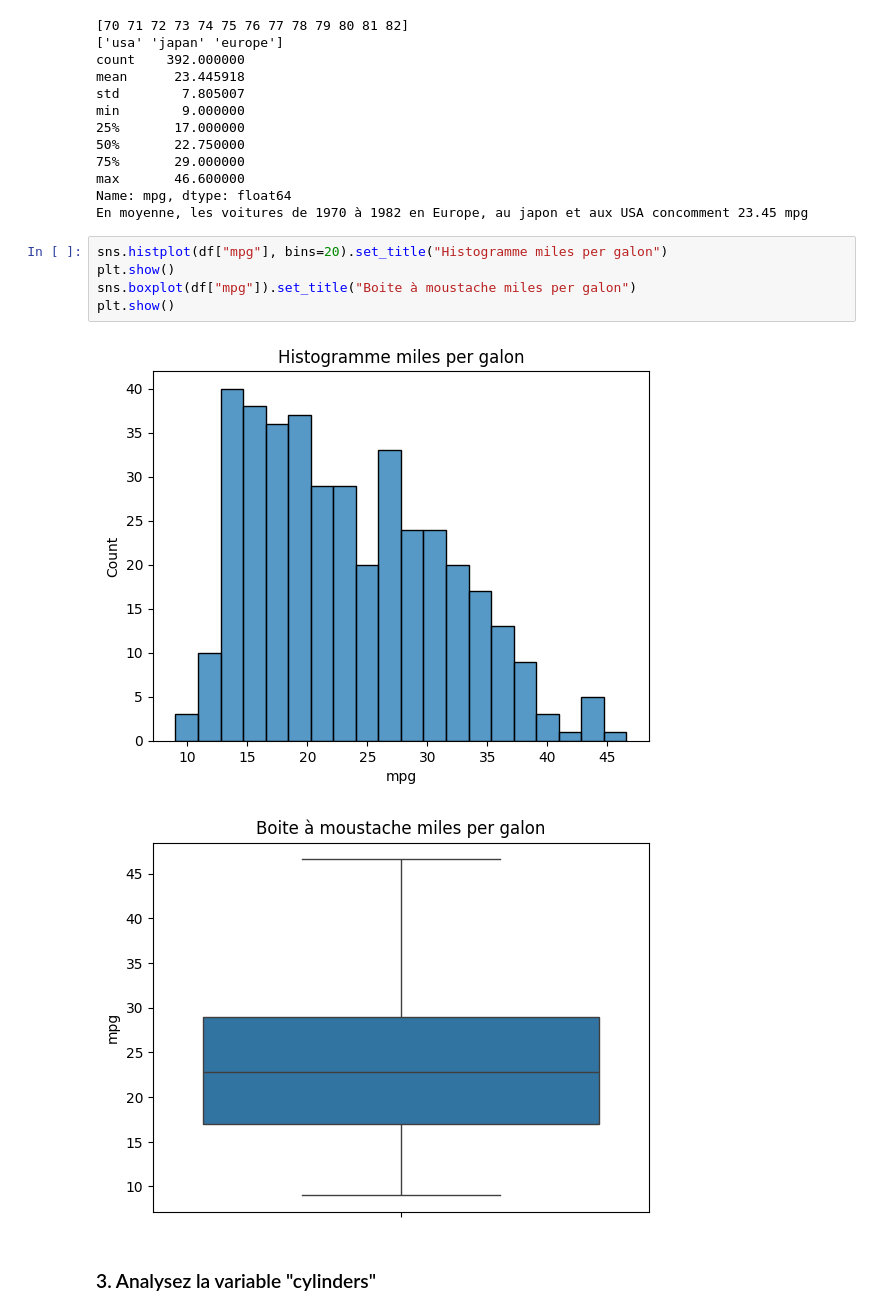
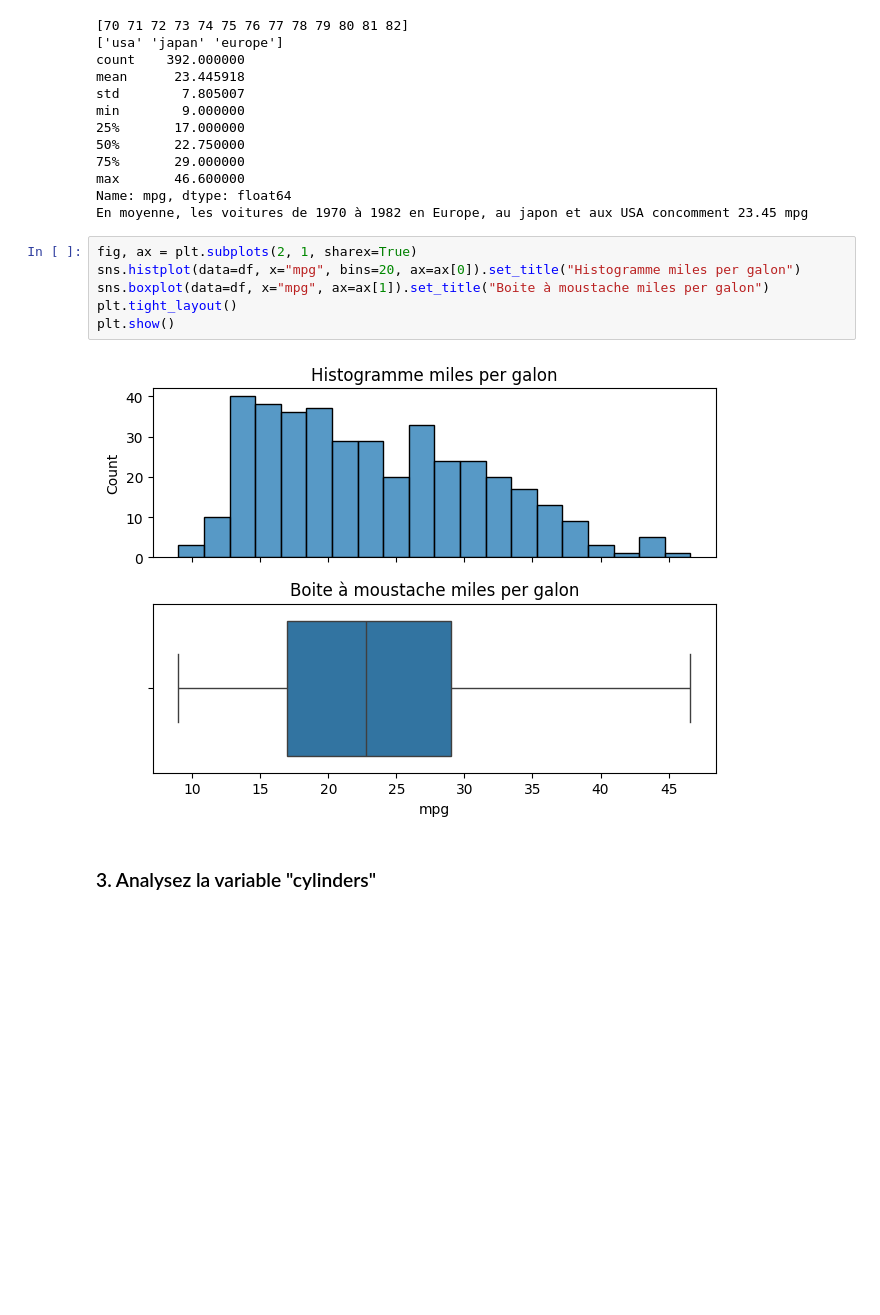
Before and after one commit to olivierbachard/mlpro, a Jupyter notebook: module_1.1/analyse_donnees/exercice_2.ipynb, the cells around one changed output. Cells and saved outputs as stored; diff of their text form; blank space fills up the shorter version.

```diff
--- a/module_1.1/analyse_donnees/exercice_2.ipynb
+++ b/module_1.1/analyse_donnees/exercice_2.ipynb
@@ -93,13 +93,13 @@ max       46.600000
 Name: mpg, dtype: float64
 En moyenne, les voitures de 1970 à 1982 en Europe, au japon et aux USA concomment 23.45 mpg
 # %%
-sns.histplot(df["mpg"], bins=20).set_title("Histogramme miles per galon")
+fig, ax = plt.subplots(2, 1, sharex=True)
+sns.histplot(data=df, x="mpg", bins=20, ax=ax[0]).set_title("Histogramme miles per galon")
+sns.boxplot(data=df, x="mpg", ax=ax[1]).set_title("Boite à moustache miles per galon")
+plt.tight_layout()
 plt.show()
-sns.boxplot(df["mpg"]).set_title("Boite à moustache miles per galon")
-plt.show()
 # %% [output]
-[figure, old version]
+[figure, new version]
-[figure, removed]
 # %% [markdown]
 ### 3. Analysez la variable "cylinders"
 # %%
```
Also changed, not shown: parts of 6 cells of this notebook, 2 other files.
